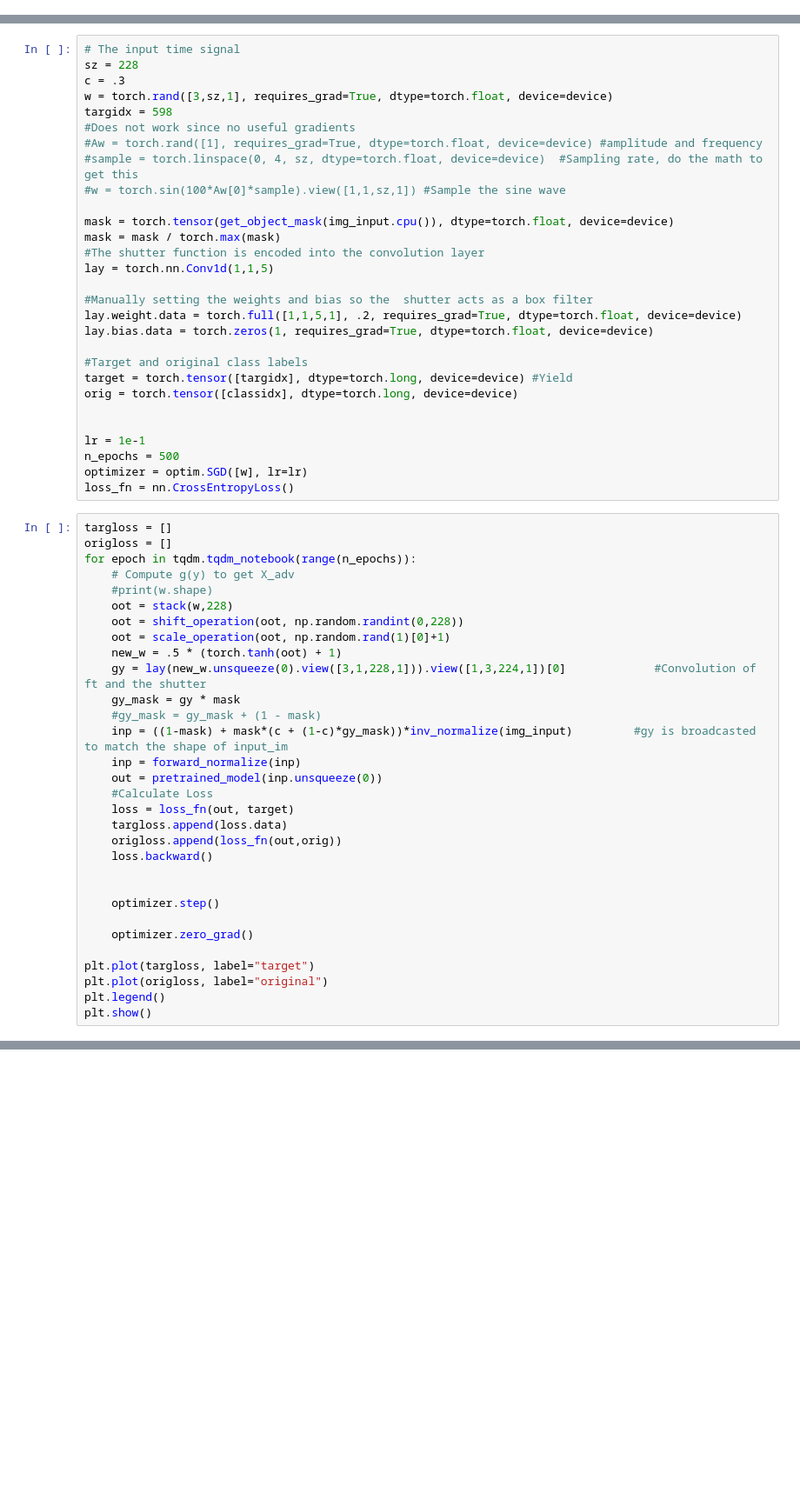
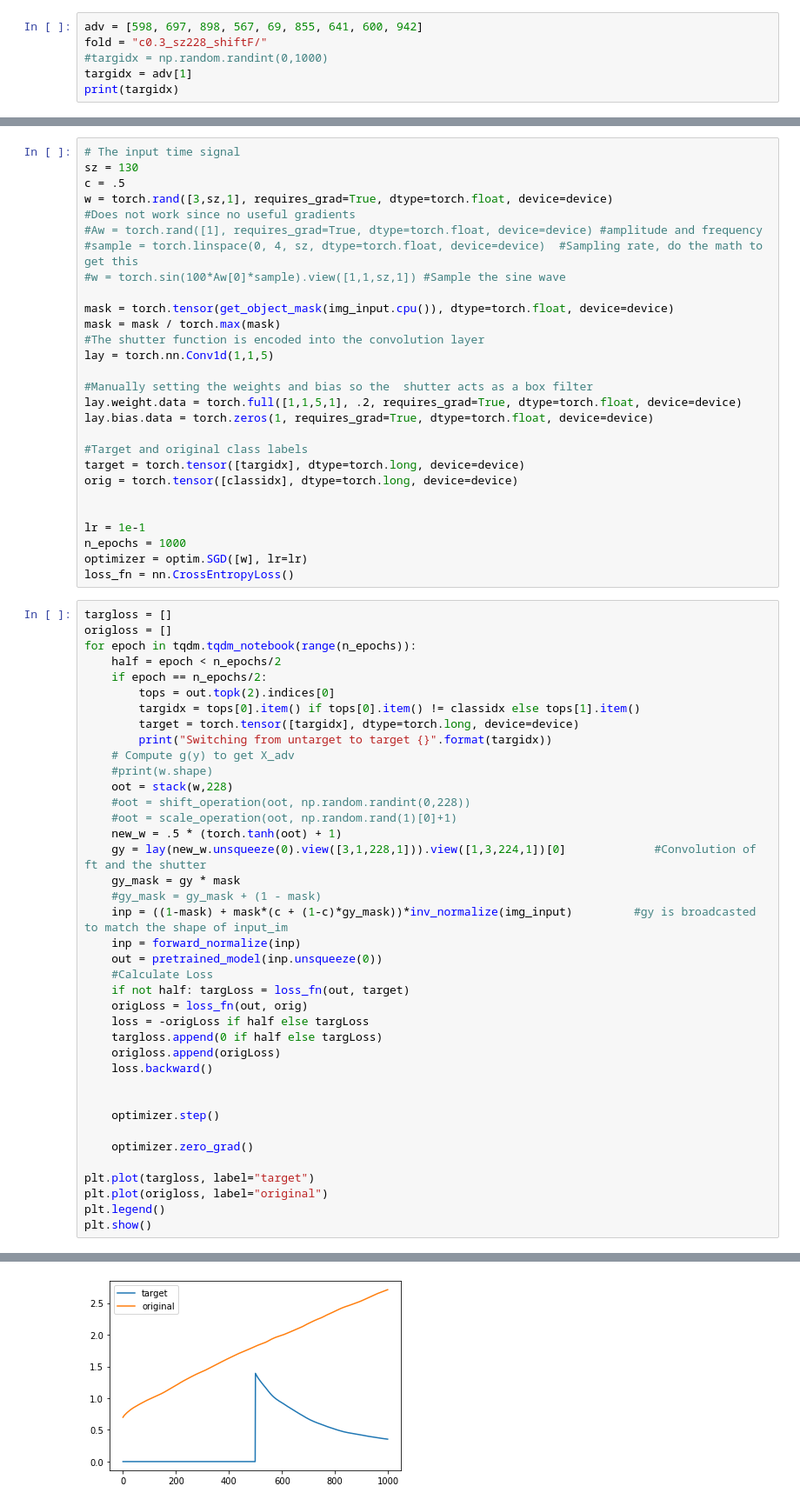
Before and after one commit to earlence-security/invis-perturbations, a Jupyter notebook: image_net.ipynb, the cells around one changed output, grey strips where cells are left out. Shown at 87% size. Saved outputs shown, nothing was run; the diff lists cells and outputs as text; blank space fills up the shorter version.

```diff
--- a/image_net.ipynb
+++ b/image_net.ipynb
@@ -162,0 +199,6 @@ plt.show()
+# %%
+adv = [598, 697, 898, 567, 69, 855, 641, 600, 942]
+fold = "c0.3_sz228_shiftF/"
+#targidx = np.random.randint(0,1000)
+targidx = adv[1]
+print(targidx)
@@ -163,9 +207,8 @@ plt.show()
 # %%
 # The input time signal
-sz = 228
-c = .3
+sz = 130
+c = .5
 w = torch.rand([3,sz,1], requires_grad=True, dtype=torch.float, device=device)
-targidx = 598
 #Does not work since no useful gradients
 #Aw = torch.rand([1], requires_grad=True, dtype=torch.float, device=device) #amplitude and frequency
 #sample = torch.linspace(0, 4, sz, dtype=torch.float, device=device)  #Sampling rate, do the math to get this
@@ -181,23 +224,29 @@ lay.weight.data = torch.full([1,1,5,1], .2, requires_grad=True, dtype=torch.floa
 lay.bias.data = torch.zeros(1, requires_grad=True, dtype=torch.float, device=device)
 
 #Target and original class labels
-target = torch.tensor([targidx], dtype=torch.long, device=device) #Yield
+target = torch.tensor([targidx], dtype=torch.long, device=device)
 orig = torch.tensor([classidx], dtype=torch.long, device=device)
 
 
 lr = 1e-1
-n_epochs = 500
+n_epochs = 1000
 optimizer = optim.SGD([w], lr=lr)
 loss_fn = nn.CrossEntropyLoss()
 # %%
 targloss = []
 origloss = []
 for epoch in tqdm.tqdm_notebook(range(n_epochs)):
+    half = epoch < n_epochs/2
+    if epoch == n_epochs/2:
+        tops = out.topk(2).indices[0]
+        targidx = tops[0].item() if tops[0].item() != classidx else tops[1].item()
+        target = torch.tensor([targidx], dtype=torch.long, device=device)
+        print("Switching from untarget to target {}".format(targidx))
     # Compute g(y) to get X_adv
     #print(w.shape)
     oot = stack(w,228)
-    oot = shift_operation(oot, np.random.randint(0,228))
-    oot = scale_operation(oot, np.random.rand(1)[0]+1)
+    #oot = shift_operation(oot, np.random.randint(0,228))
+    #oot = scale_operation(oot, np.random.rand(1)[0]+1)
     new_w = .5 * (torch.tanh(oot) + 1)
     gy = lay(new_w.unsqueeze(0).view([3,1,228,1])).view([1,3,224,1])[0]             #Convolution of ft and the shutter
     gy_mask = gy * mask
@@ -206,9 +255,11 @@ for epoch in tqdm.tqdm_notebook(range(n_epochs)):
     inp = forward_normalize(inp)
     out = pretrained_model(inp.unsqueeze(0))
     #Calculate Loss
-    loss = loss_fn(out, target)
-    targloss.append(loss.data)
-    origloss.append(loss_fn(out,orig))
+    if not half: targLoss = loss_fn(out, target)
+    origLoss = loss_fn(out, orig)
+    loss = -origLoss if half else targLoss
+    targloss.append(0 if half else targLoss)
+    origloss.append(origLoss)
     loss.backward()
 
 
@@ -220,3 +271,4 @@ plt.plot(targloss, label="target")
 plt.plot(origloss, label="original")
 plt.legend()
 plt.show()
+# %% [output]
@@ -223 +277,2 @@ plt.show()
+[figure, added]
 # %%
```
Also changed, not shown: parts of 19 cells of this notebook, 28 other files.
